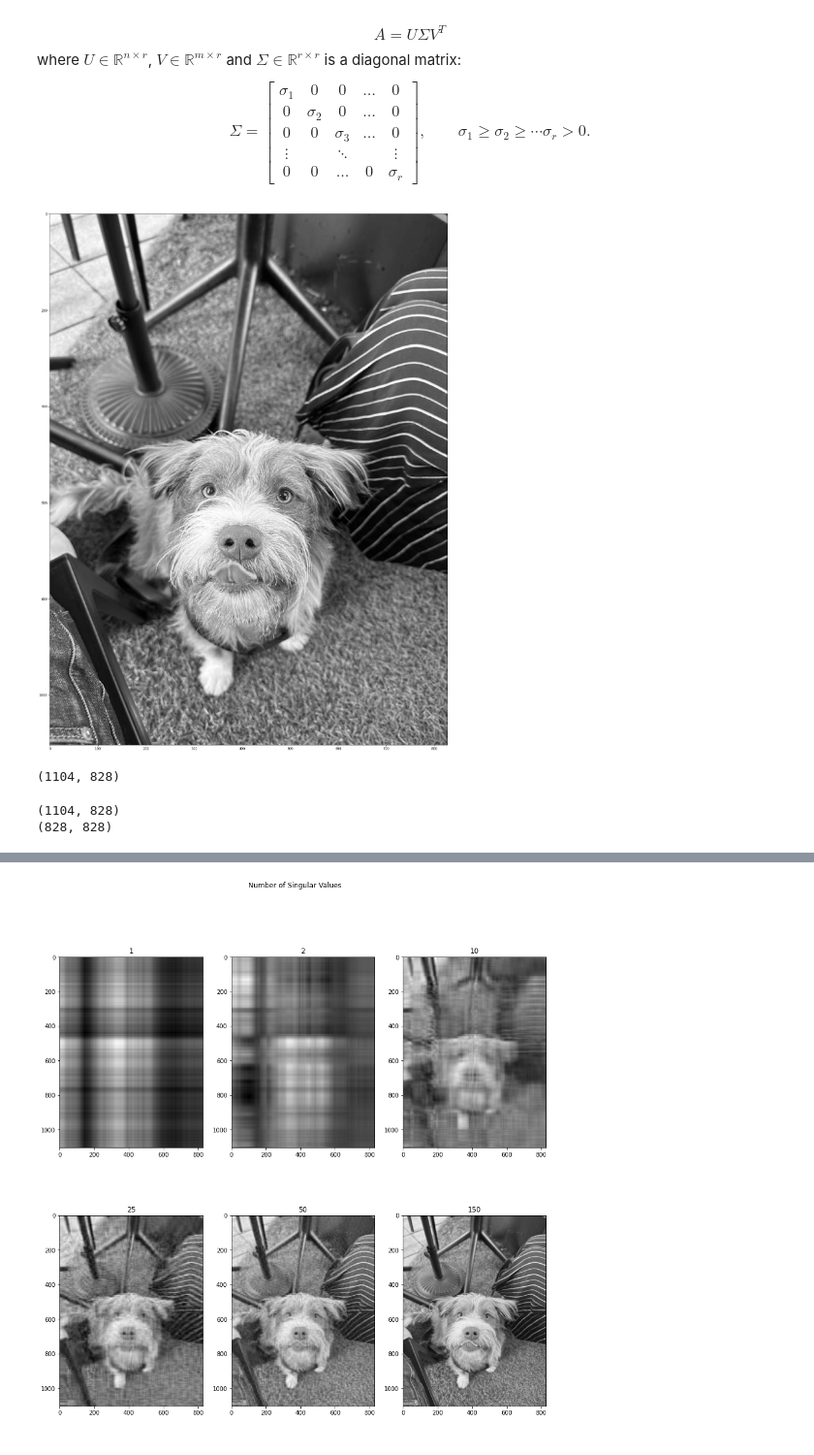
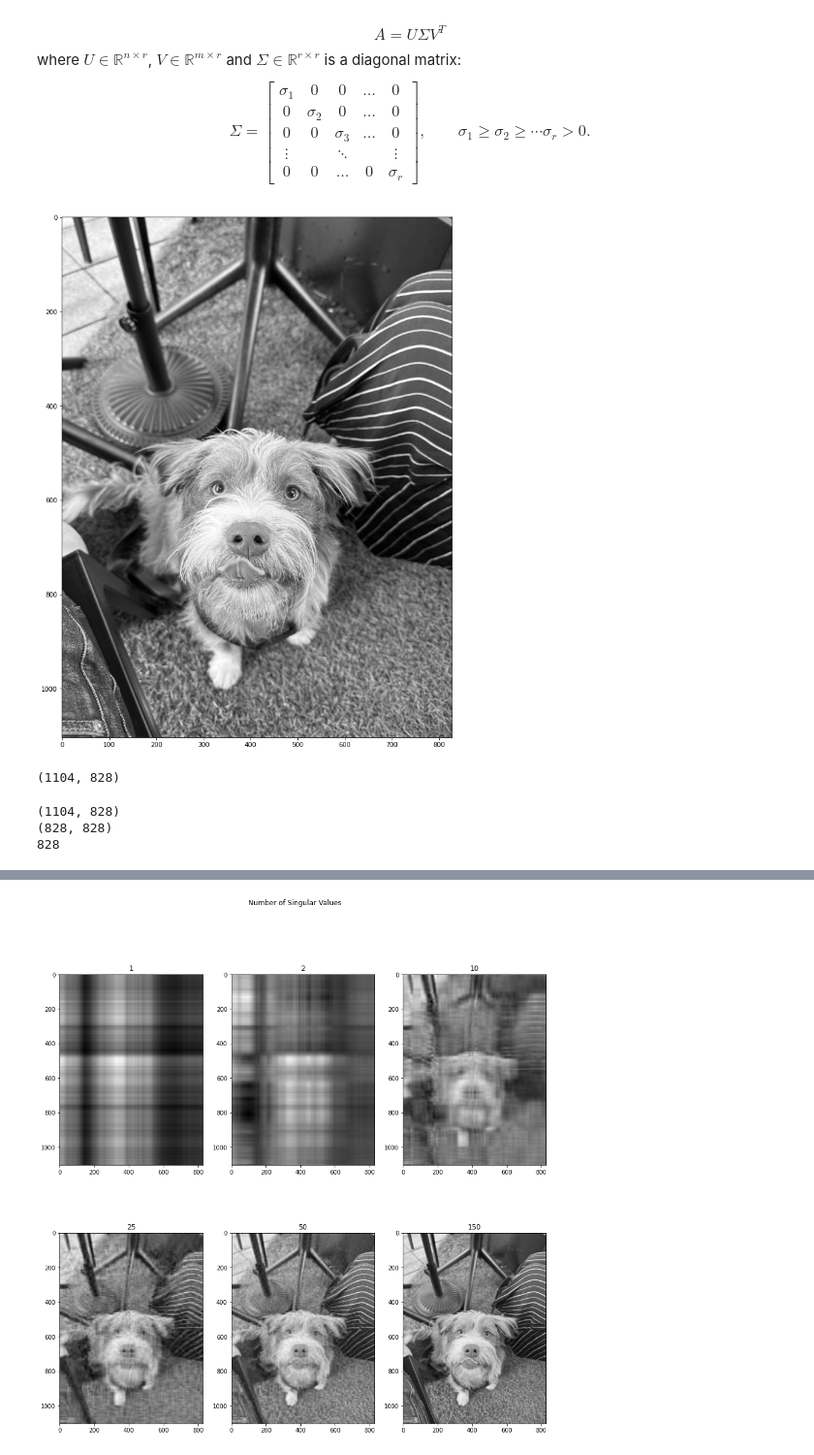
Before and after one commit to djclancy/Math535_Fall23, a Jupyter notebook: Chapter2/SVD image compression.ipynb, the cells around one changed output, grey strips where cells are left out. Shown at 97% size. Cells and saved outputs as stored; diff of their text form; code cells hidden in the pictures.

```diff
--- a/Chapter2/SVD image compression.ipynb
+++ b/Chapter2/SVD image compression.ipynb
@@ -24,11 +24,11 @@ import matplotlib.pyplot as plt
 im = PIL.Image.open(".\images_for_svd\EthanHawke.jpg").convert('L')
 IM = PIL.Image.open(".\images_for_svd\EthanHawke.jpg")
 # %%
-plt.figure(figsize = (30,30))
+plt.figure(figsize = (15,15))
 plt.imshow(im, cmap=plt.get_cmap('gray'))
 plt.savefig(".\images_for_svd\grayscaleFull.png")
 # %% [output]
-[figure, old version]
+[figure, new version]
 # %%
 A = np.asarray(im)
 A.shape
@@ -38,7 +38,9 @@ A.shape
 (U,Sigma, V) = np.linalg.svd(A,full_matrices=False)
 print(U.shape)
 print(V.shape)
+print(np.linalg.matrix_rank(A))
 # %% [output]
 (1104, 828)
 (828, 828)
+828
 # %%
```
Also changed, not shown: parts of 2 cells of this notebook, 1 other file.
